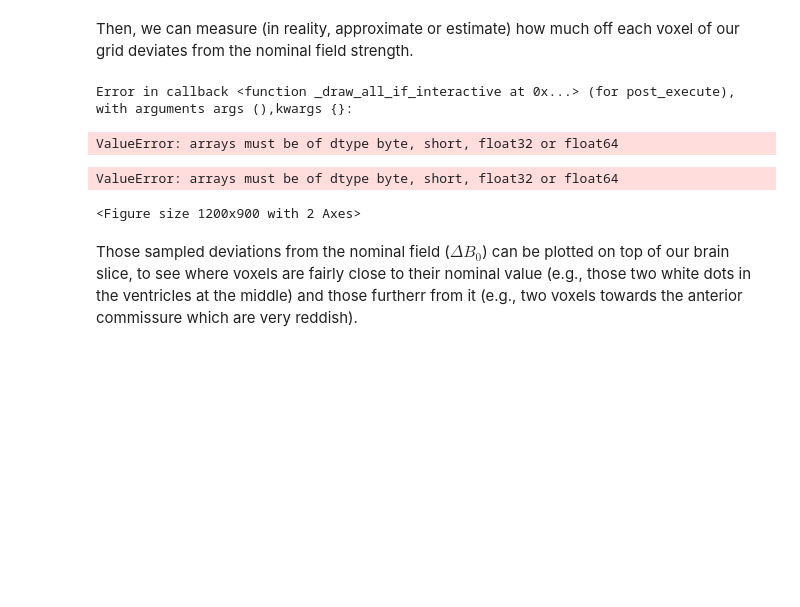
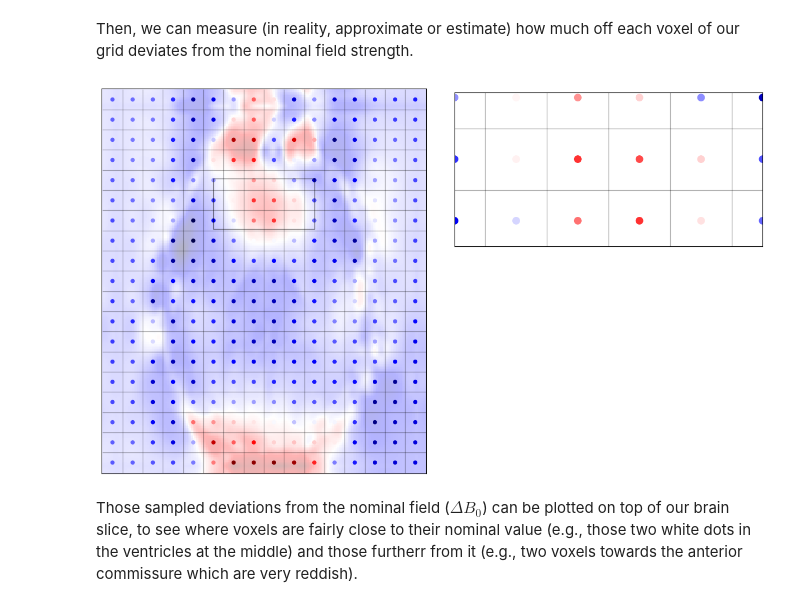
Before and after one commit to nipreps/sdcflows, a Jupyter notebook: master/notebooks/SDC - Theory and physics.ipynb, the cells around one changed output. Drawn from its saved outputs; the diff is of its cells as text; code cells hidden in the pictures; blank space fills up the shorter version.

```diff
--- a/master/notebooks/SDC - Theory and physics.ipynb
+++ b/master/notebooks/SDC - Theory and physics.ipynb
@@ -129,13 +126,17 @@ Then, we can measure (in reality, approximate or estimate) how much off each vox
 x_coord, y_coord = get_centers(z_slice)
 sampled_field = field[y_coord, x_coord]
 # %%
-fig, ax, axins = plot_brain(np.ones_like(z_slice) * np.nan, grid=True, voxel_centers_c=sampled_field)
-ax.imshow(field, cmap="seismic", origin="lower", alpha=np.ones_like(field) * 0.3);
+fig, ax, axins = plot_brain(
+    np.ones_like(z_slice) * np.nan, grid=True, voxel_centers_c=sampled_field
+)
+ax.imshow(
+    field,
+    cmap="seismic",
+    origin="lower",
+    alpha=np.ones_like(field, dtype=np.float32) * 0.3,
+);
 # %% [output]
-Error in callback <function _draw_all_if_interactive at 0x...> (for post_execute), with arguments args (),kwargs {}:
-ValueError: arrays must be of dtype byte, short, float32 or float64
-ValueError: arrays must be of dtype byte, short, float32 or float64
-<Figure size 1200x900 with 2 Axes>
+[figure, added]
 # %% [markdown]
 Those sampled deviations from the nominal field ($\Delta B_\text{0}$) can be plotted on top of our brain slice, to see where voxels are fairly close to their nominal value (e.g., those two white dots in the ventricles at the middle) and those furtherr from it (e.g., two voxels towards the anterior commissure which are very reddish).
 # %%
```
Also changed, not shown: parts of 1 cell of this notebook, 15 other files.
